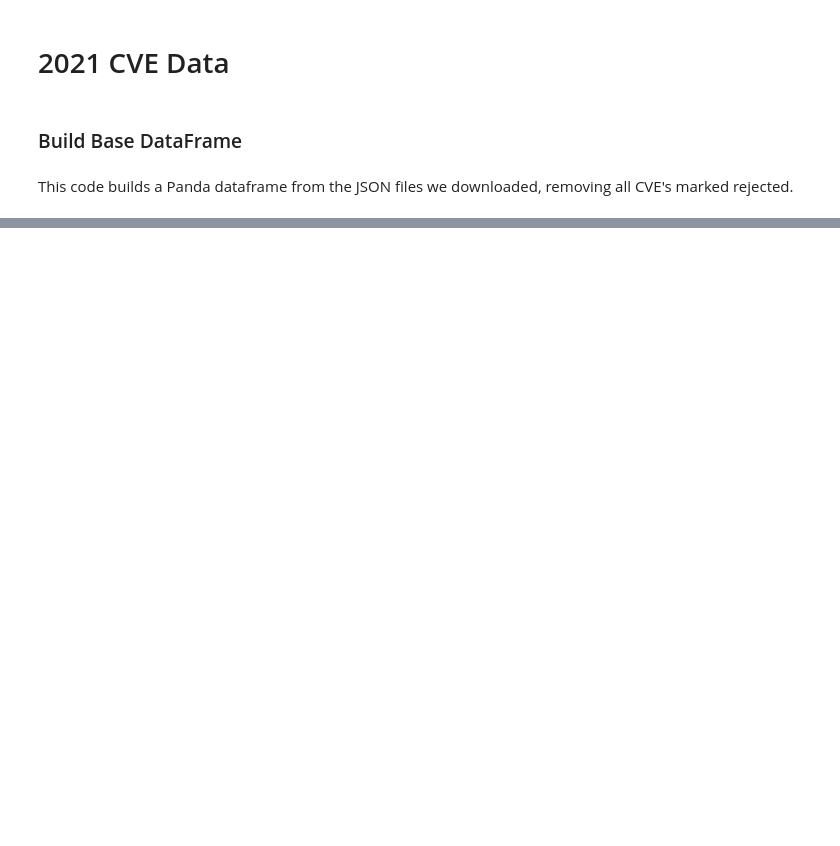
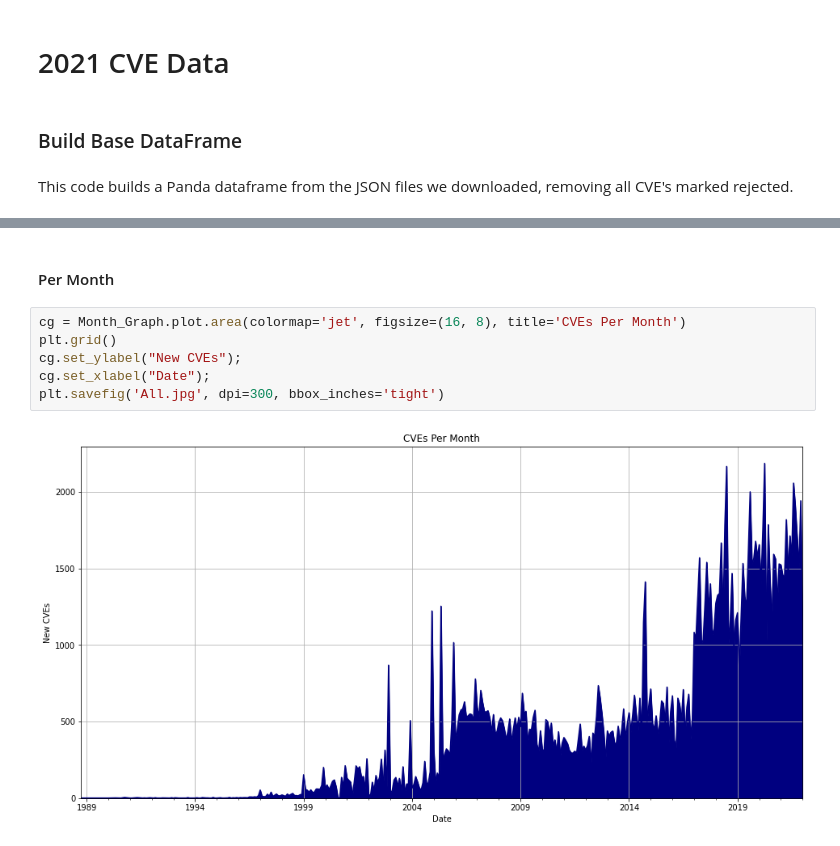
Before and after one commit to jgamblin/monthlyCVEStats, a Jupyter notebook: AllData.ipynb, the cells around one changed output, grey strips where cells are left out. Saved outputs shown, nothing was run; the diff lists cells and outputs as text; blank space fills up the shorter version.

```diff
--- a/AllData.ipynb
+++ b/AllData.ipynb
@@ -158,0 +181,10 @@ nvd['Published'].value_counts().head(20).to_csv("topdays.csv")
+# %% [markdown]
+#### Per Month
+# %%
+cg = Month_Graph.plot.area(colormap='jet', figsize=(16, 8), title='CVEs Per Month')
+plt.grid()
+cg.set_ylabel("New CVEs");
+cg.set_xlabel("Date");
+plt.savefig('All.jpg', dpi=300, bbox_inches='tight')
+# %% [output]
+[figure, added]
```
Also changed, not shown: parts of 26 cells of this notebook, 9 other files.
